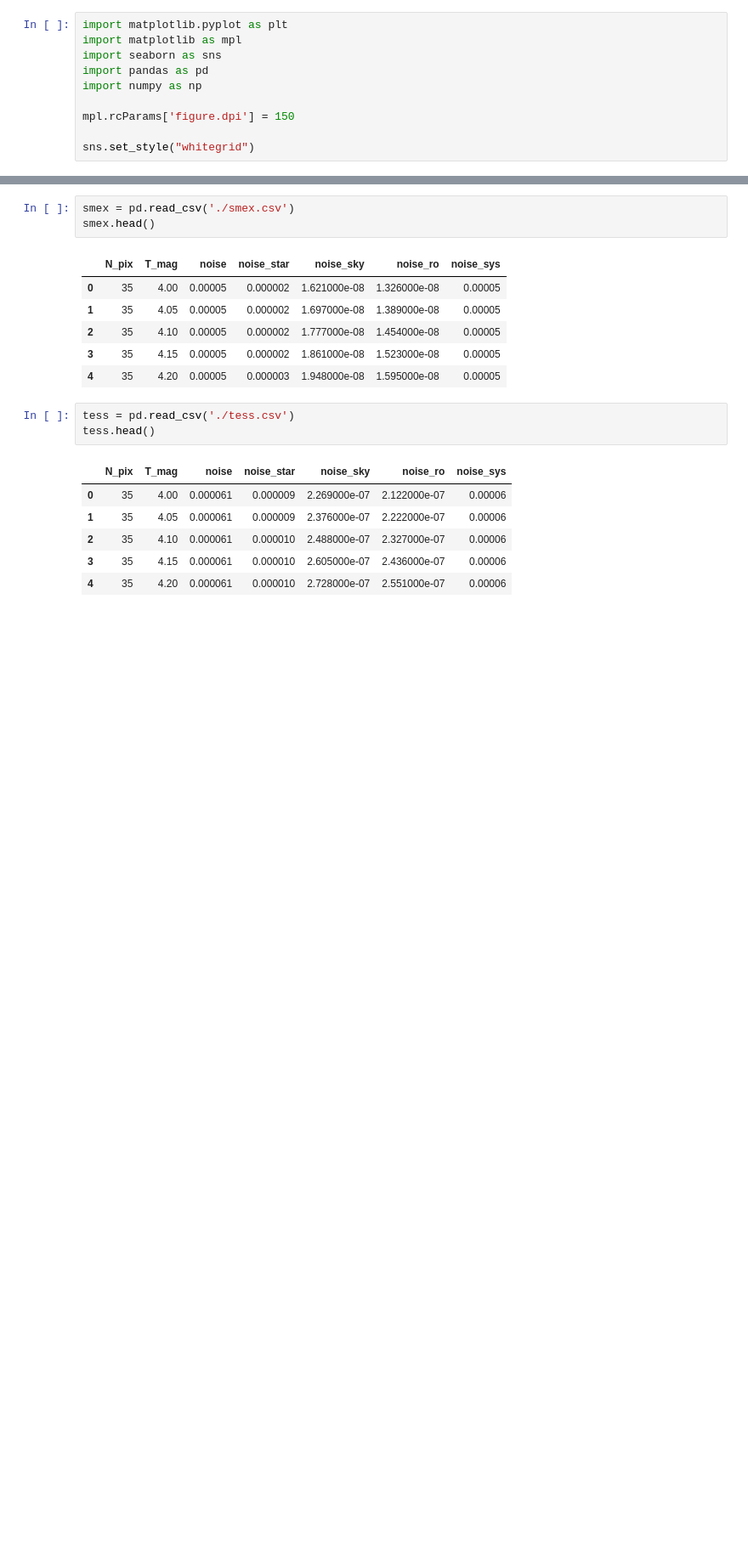
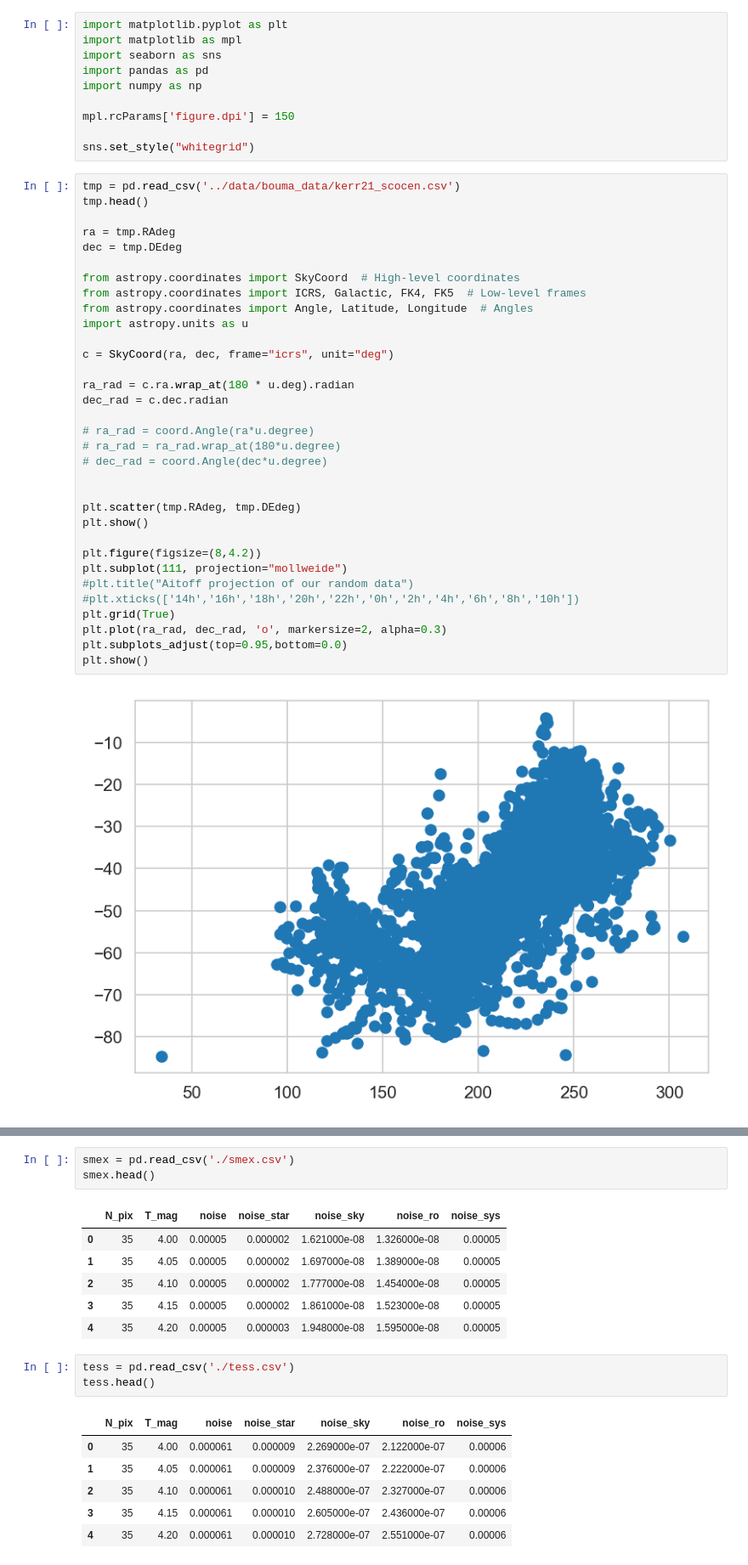
Before and after one commit to trevordavid/nasa-smex-concept, a Jupyter notebook: notebooks/smex_precision_comparison.ipynb, the cells around one changed output, grey strips where cells are left out. Shown: that part at 85% size. Cells and saved outputs as stored; diff of their text form; blank space fills up the shorter version.

```diff
--- a/notebooks/smex_precision_comparison.ipynb
+++ b/notebooks/smex_precision_comparison.ipynb
@@ -8,3 +8,38 @@ import numpy as np
 mpl.rcParams['figure.dpi'] = 150
 
 sns.set_style("whitegrid")
+# %%
+tmp = pd.read_csv('../data/bouma_data/kerr21_scocen.csv')
+tmp.head()
+
+ra = tmp.RAdeg
+dec = tmp.DEdeg
+
+from astropy.coordinates import SkyCoord  # High-level coordinates
+from astropy.coordinates import ICRS, Galactic, FK4, FK5  # Low-level frames
+from astropy.coordinates import Angle, Latitude, Longitude  # Angles
+import astropy.units as u
+
+c = SkyCoord(ra, dec, frame="icrs", unit="deg")
+
+ra_rad = c.ra.wrap_at(180 * u.deg).radian
+dec_rad = c.dec.radian
+
+# ra_rad = coord.Angle(ra*u.degree)
+# ra_rad = ra_rad.wrap_at(180*u.degree)
+# dec_rad = coord.Angle(dec*u.degree)
+
+
+plt.scatter(tmp.RAdeg, tmp.DEdeg)
+plt.show()
+
+plt.figure(figsize=(8,4.2))
+plt.subplot(111, projection="mollweide")
+#plt.title("Aitoff projection of our random data")
+#plt.xticks(['14h','16h','18h','20h','22h','0h','2h','4h','6h','8h','10h'])
+plt.grid(True)
+plt.plot(ra_rad, dec_rad, 'o', markersize=2, alpha=0.3)
+plt.subplots_adjust(top=0.95,bottom=0.0)
+plt.show()
+# %% [output]
+[figure, added]
```
Also changed, not shown: parts of 1 cell of this notebook, 4 other files.
